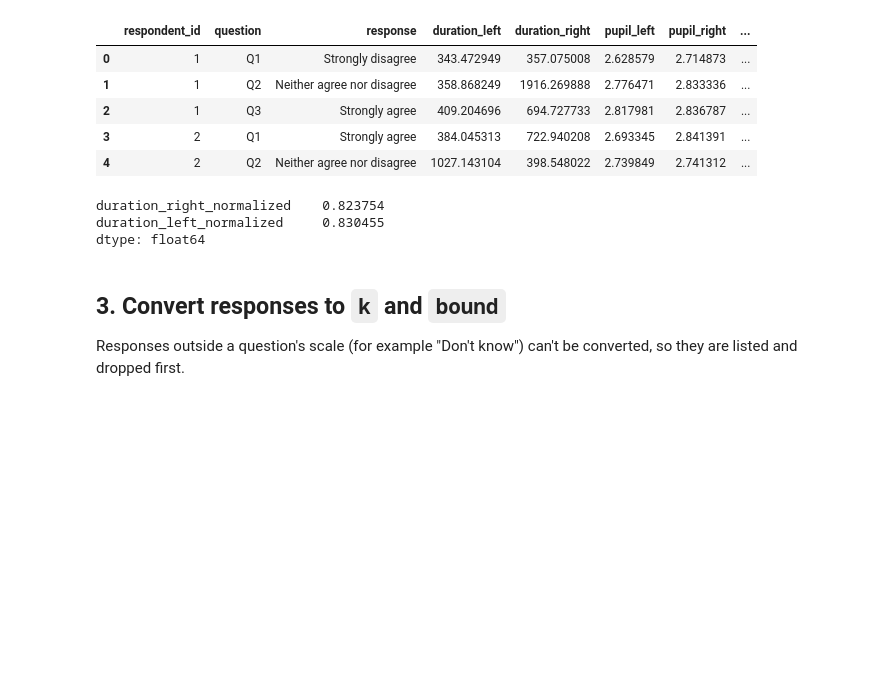
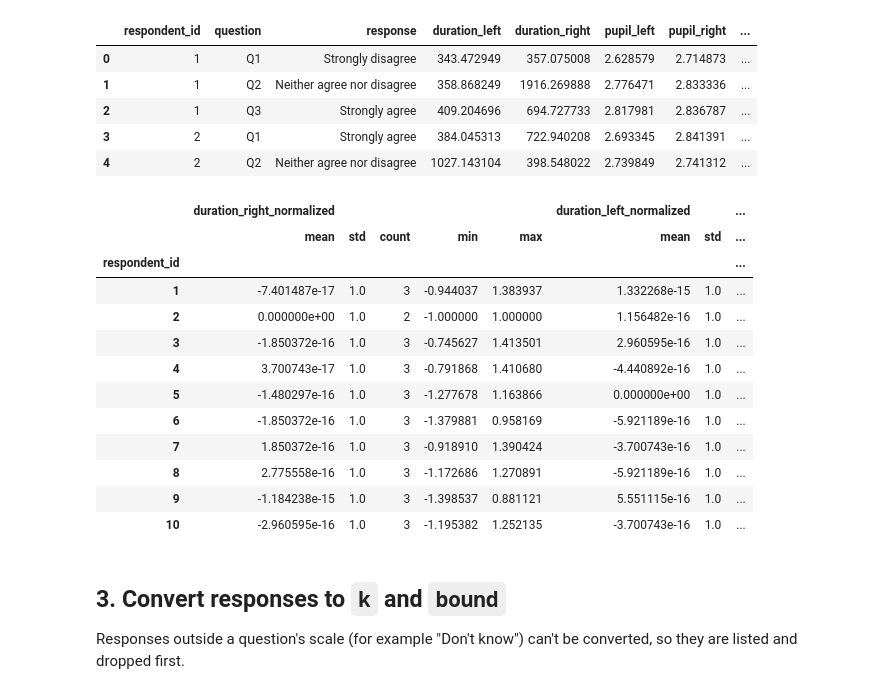
Before and after one commit to UNO-CAB-Lab/python-parsing, a Jupyter notebook: AnalysisTesting.ipynb, the cells around one changed output. Drawn from its saved outputs; the diff is of its cells as text; code cells hidden in the pictures; blank space fills up the shorter version.

```diff
--- a/AnalysisTesting.ipynb
+++ b/AnalysisTesting.ipynb
@@ -112,9 +112,19 @@ normalized_panel =CBACABLab.normalizeSensorDataByRespondent(panel, sensor_column
 # %%
-normalized_panel[["duration_right_normalized", "duration_left_normalized"]].std()
+CBACABLab.returnDescriptiveStatsByRespondent(normalized_panel, sensor_columns=["duration_right_normalized", "duration_left_normalized"])
 # %% [output]
-duration_right_normalized    0.823754
-duration_left_normalized     0.830455
-dtype: float64
+|  | duration_right_normalized |  |  |  |  | duration_left_normalized |  | ... |
+|  | mean | std | count | min | max | mean | std | ... |
+| respondent_id |  |  |  |  |  |  |  | ... |
+| 1 | -7.401487e-17 | 1.0 | 3 | -0.944037 | 1.383937 | 1.332268e-15 | 1.0 | ... |
+| 2 | 0.000000e+00 | 1.0 | 2 | -1.000000 | 1.000000 | 1.156482e-16 | 1.0 | ... |
+| 3 | -1.850372e-16 | 1.0 | 3 | -0.745627 | 1.413501 | 2.960595e-16 | 1.0 | ... |
+| 4 | 3.700743e-17 | 1.0 | 3 | -0.791868 | 1.410680 | -4.440892e-16 | 1.0 | ... |
+| 5 | -1.480297e-16 | 1.0 | 3 | -1.277678 | 1.163866 | 0.000000e+00 | 1.0 | ... |
+| 6 | -1.850372e-16 | 1.0 | 3 | -1.379881 | 0.958169 | -5.921189e-16 | 1.0 | ... |
+| 7 | 1.850372e-16 | 1.0 | 3 | -0.918910 | 1.390424 | -3.700743e-16 | 1.0 | ... |
+| 8 | 2.775558e-16 | 1.0 | 3 | -1.172686 | 1.270891 | -5.921189e-16 | 1.0 | ... |
+| 9 | -1.184238e-15 | 1.0 | 3 | -1.398537 | 0.881121 | 5.551115e-16 | 1.0 | ... |
+| 10 | -2.960595e-16 | 1.0 | 3 | -1.195382 | 1.252135 | -3.700743e-16 | 1.0 | ... |
 # %%
 # Tests: panel structure
 required = {"respondent_id", "question", "response", *RESPONDENT_QUESTIONS}
```
Also changed, not shown: parts of 3 cells of this notebook, 2 other files.
